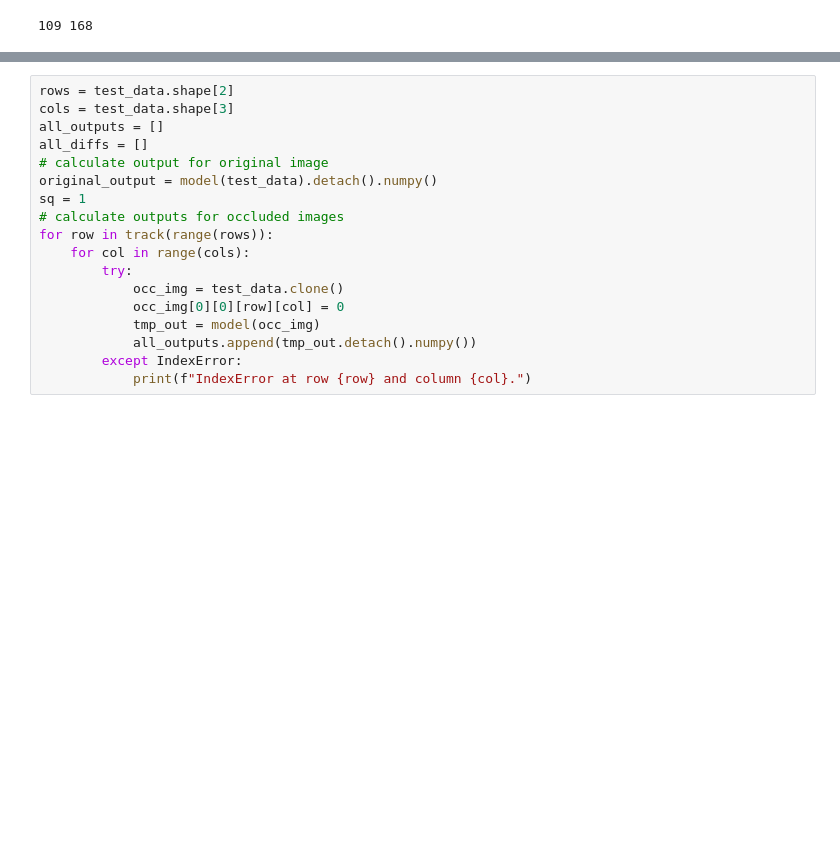
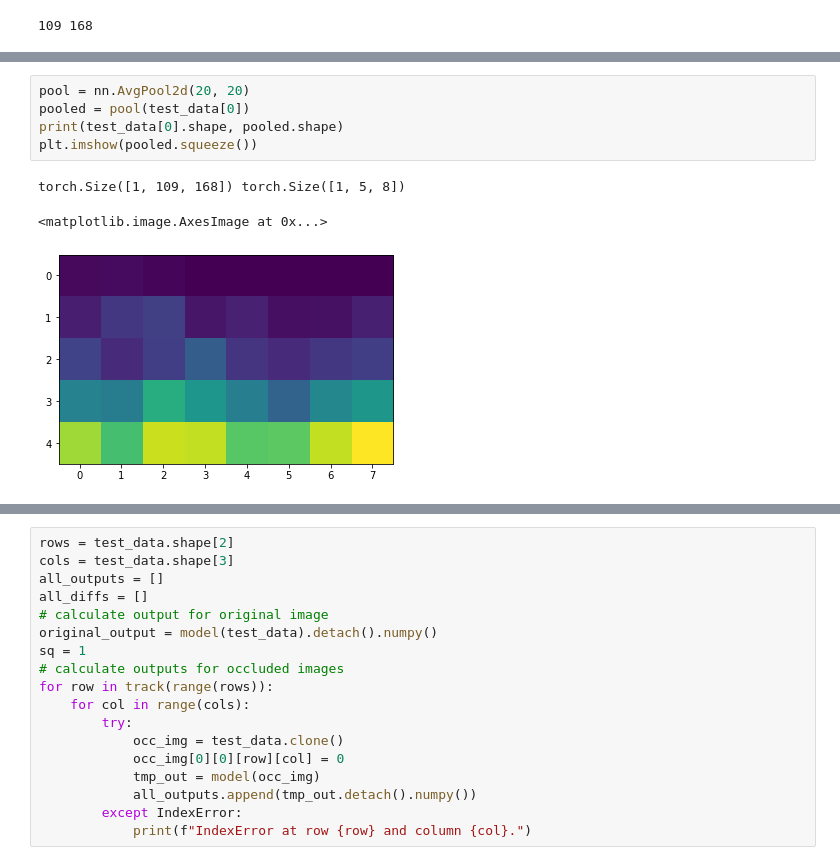
Before and after one commit to boldloop/interpretable-MR, a Jupyter notebook: occlusion_map.ipynb, the cells around one changed output, grey strips where cells are left out. Saved outputs shown, nothing was run; the diff lists cells and outputs as text; blank space fills up the shorter version.

```diff
--- a/occlusion_map.ipynb
+++ b/occlusion_map.ipynb
@@ -101,0 +140,9 @@ print(rows, cols)
+# %%
+pool = nn.AvgPool2d(20, 20)
+pooled = pool(test_data[0])
+print(test_data[0].shape, pooled.shape)
+plt.imshow(pooled.squeeze())
+# %% [output]
+torch.Size([1, 109, 168]) torch.Size([1, 5, 8])
+<matplotlib.image.AxesImage at 0x...>
+[figure, added]
```
Also changed, not shown: parts of 7 cells of this notebook.
